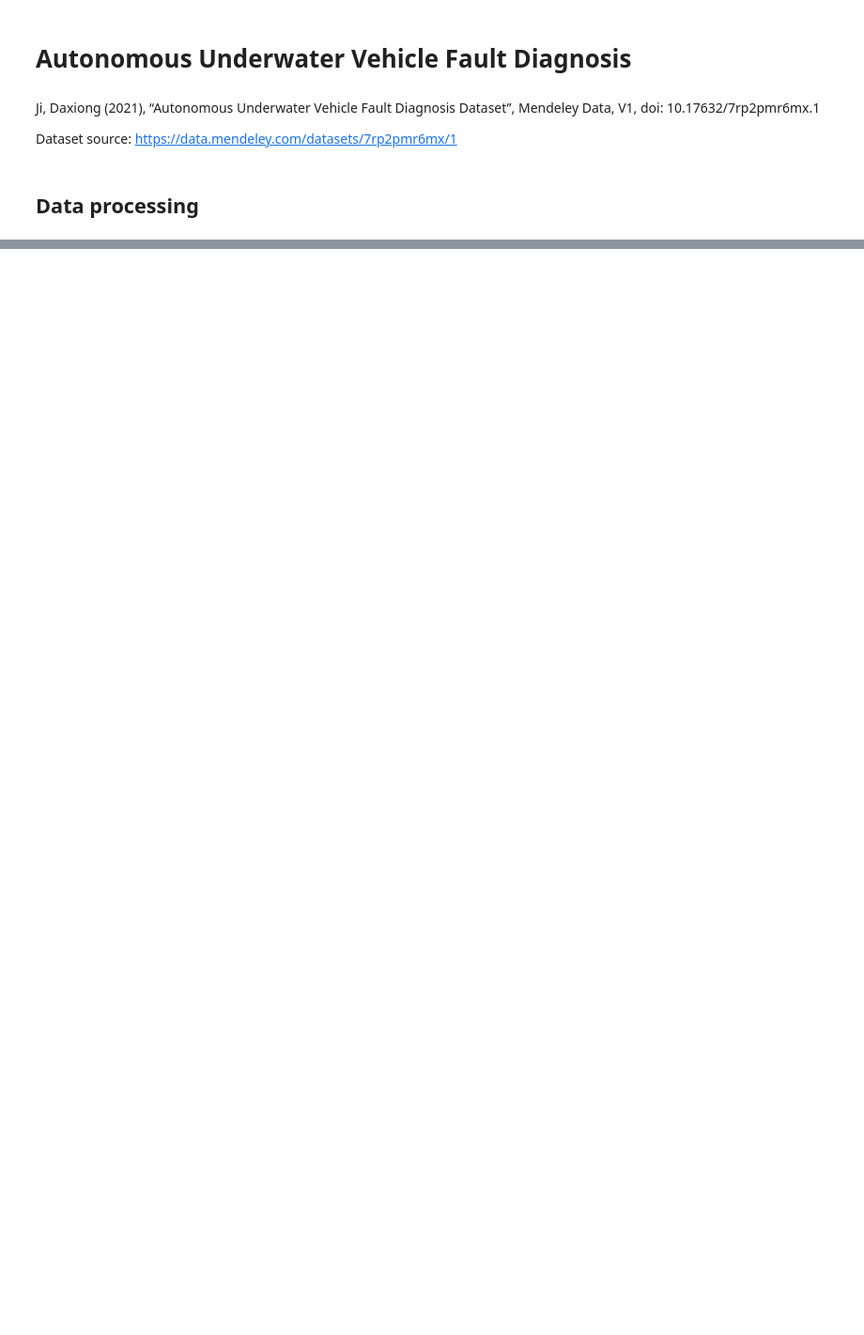
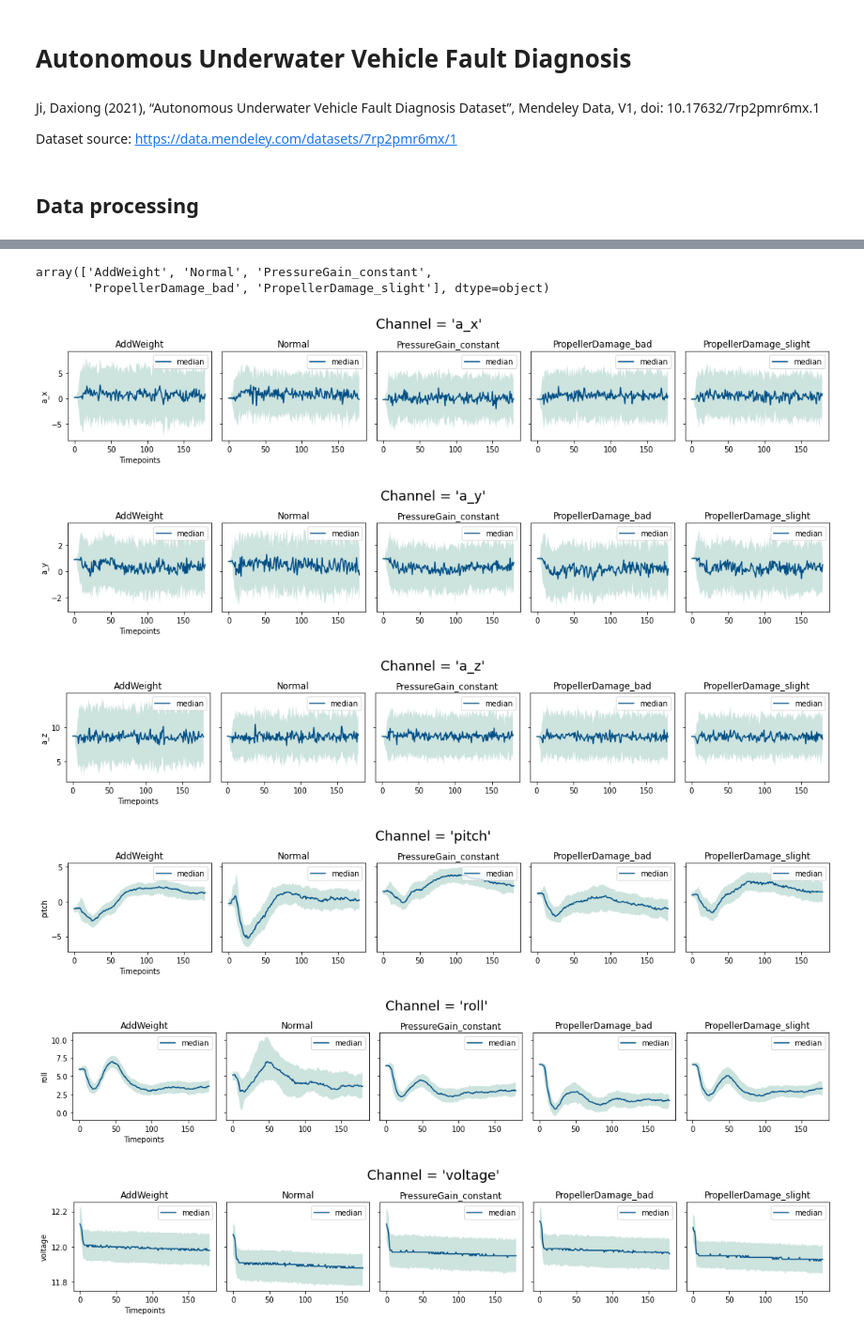
Before and after one commit to shamilnabiyev/automl-time-series, a Jupyter notebook: notebooks/autonomous-uboot-data-processing.ipynb, the cells around one changed output, grey strips where cells are left out. Shown at 94% size. Cells and saved outputs as stored; diff of their text form; code cells hidden in the pictures; blank space fills up the shorter version.

Commit message:
Added new plots for median and 25%-75% quantiles

```diff
--- a/notebooks/autonomous-uboot-data-processing.ipynb
+++ b/notebooks/autonomous-uboot-data-processing.ipynb
@@ -140,0 +93,5 @@ plt.show()
+# %%
+data_path = "/mnt/f/Downloads/Autonomous-Underwater-Vehicle-Fault-Diagnosis-Dataset/Dataset/preprocessed/"
+df_train = pd.read_csv(data_path + "features-train.csv")
+df_train = df_train.set_index(["instances", "timepoints"])
+df_train.head()
@@ -140,0 +106,6 @@ plt.show()
+# %%
+labels_train = pd.read_csv(data_path + "labels-train.csv")
+labels_train['label'].unique()
+# %% [output]
+array(['AddWeight', 'Normal', 'PressureGain_constant',
+       'PropellerDamage_bad', 'PropellerDamage_slight'], dtype=object)
@@ -140,0 +135,44 @@ plt.show()
+# %%
+%%time
+
+label_col = "label"
+instance_col = "instances"
+timepoints = list(range(180))
+selected_cols = df_train.columns.difference(['time', 'pwm1', 'pwm2', 'pwm3', 'pwm4', 'depth', 'press'])
+
+for feature_col in selected_cols:
+    fig, axs = plt.subplots(1, 5, sharex=True, sharey=True, figsize=(15, 3))
+    axs = axs.flatten()
+    plot_id = 0
+
+    plt.subplots_adjust(hspace=0.5)
+    plt.suptitle(f"Channel = '{feature_col}' ", fontsize=18, y=0.95)
+
+    axs[plot_id].set_xlabel("Timepoints")
+    axs[plot_id].set_ylabel(feature_col)
+
+    for label in labels_train[label_col].unique():
+        selected_idx = labels_train.index[labels_train[label_col] == label].tolist()
+        stacked = None
+        for idx in selected_idx:
+            if stacked is None:
+                stacked = df_train.loc[idx][feature_col].values
+            else:
+                stacked = np.vstack((stacked, df_train.loc[idx][feature_col].values))
+
+        tsplot(timepoints, stacked, ax=axs[plot_id], n=1, percentile_min=25, percentile_max=75,
+               plot_median=True, plot_mean=False, color='#cce3de', line_color='#014f86')
+
+        axs[plot_id].legend(loc="upper right")
+        axs[plot_id].set_title(f"{label}")
+        plot_id += 1
+
+    plt.tight_layout()
+    plt.show()
+# %% [output]
+[figure, added]
+[figure, added]
+[figure, added]
+[figure, added]
+[figure, added]
+[figure, added]
```
Also changed, not shown: parts of 14 cells of this notebook.
